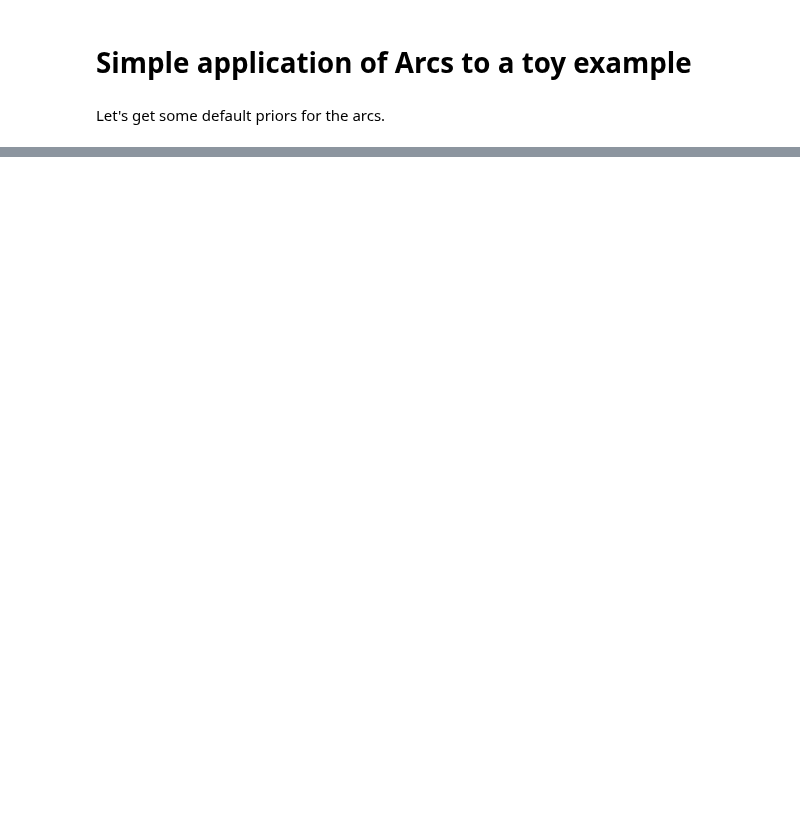
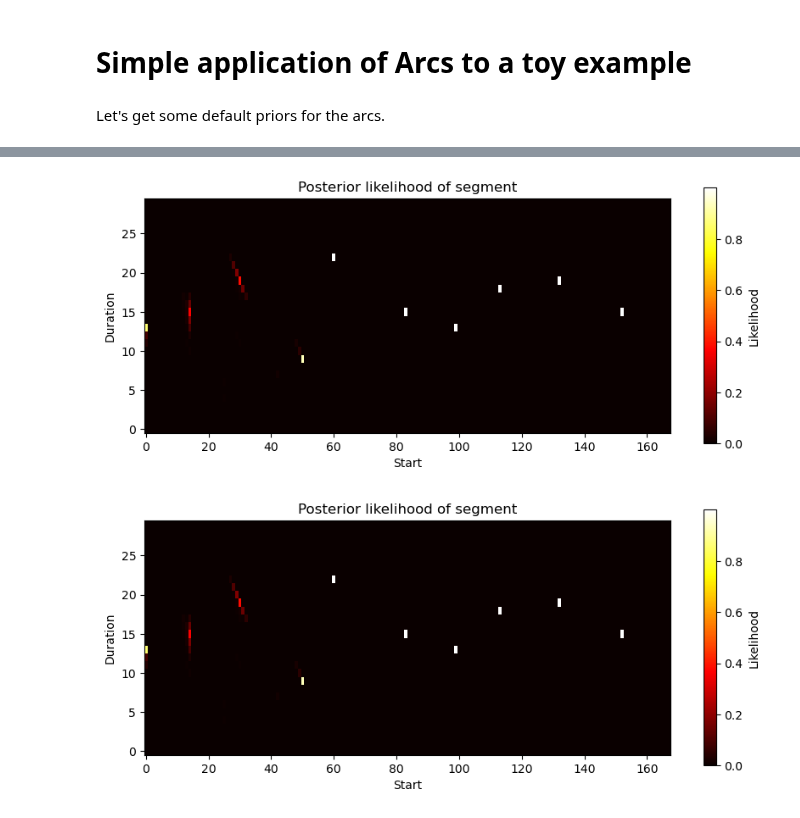
Before and after one commit to erc-cosmos/probabilistic-segmentation, a Jupyter notebook: notebooks/toy_example.ipynb, the cells around one changed output, grey strips where cells are left out. Cells and saved outputs as stored; diff of their text form; code cells hidden in the pictures; blank space fills up the shorter version.

```diff
--- a/notebooks/toy_example.ipynb
+++ b/notebooks/toy_example.ipynb
@@ -50,0 +51,5 @@ plt.show()
+# %%
+segment_viz.plot_segment_raindrop(post_segments, max_length=30, ratio=2.5)
+# %% [output]
+[figure, added]
+[figure, added]
```
Also changed, not shown: parts of 10 cells of this notebook, 2 other files.
